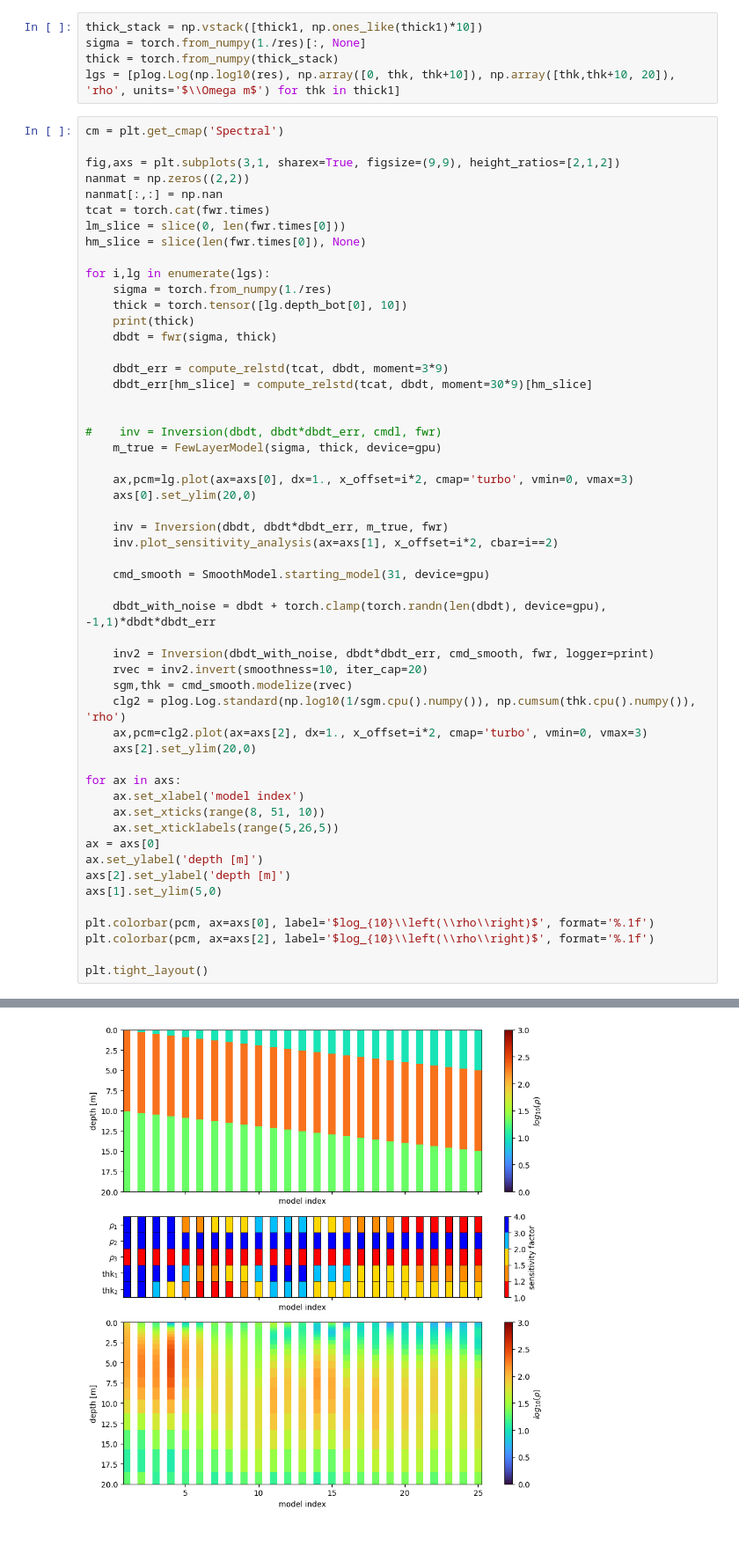
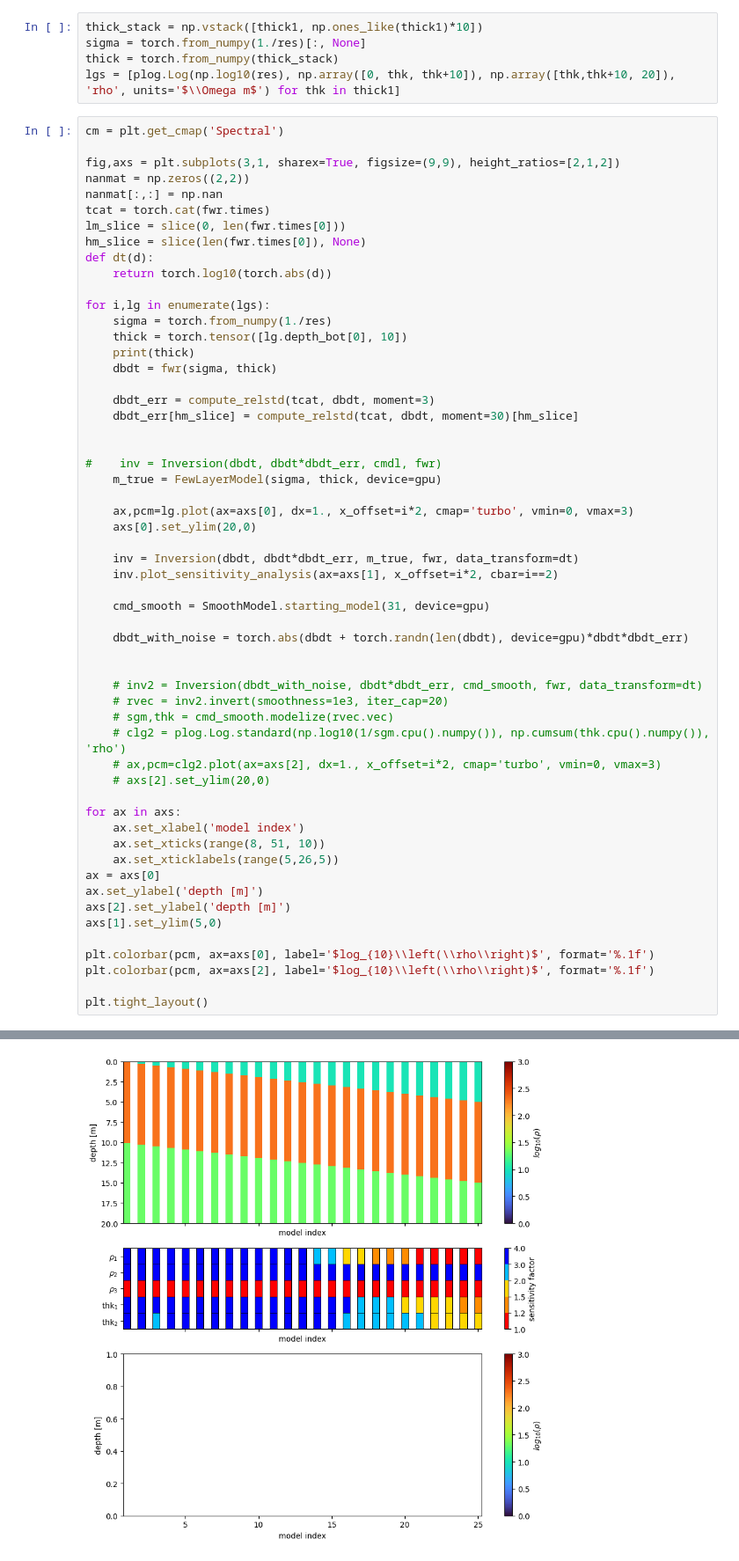
Before and after one commit to hydrogeophysicsgroup/anemone, a Jupyter notebook: examples/sensitivity_analysis_for_tTEMgpu.ipynb, the cells around one changed output, grey strips where cells are left out. Shown at 88% size. Drawn from its saved outputs; the diff is of its cells as text.

```diff
--- a/examples/sensitivity_analysis_for_tTEMgpu.ipynb
+++ b/examples/sensitivity_analysis_for_tTEMgpu.ipynb
@@ -74,6 +75,8 @@ nanmat[:,:] = np.nan
 tcat = torch.cat(fwr.times)
 lm_slice = slice(0, len(fwr.times[0]))
 hm_slice = slice(len(fwr.times[0]), None)
+def dt(d):
+    return torch.log10(torch.abs(d))
 
 for i,lg in enumerate(lgs):
     sigma = torch.from_numpy(1./res)
@@ -81,8 +84,8 @@ for i,lg in enumerate(lgs):
     print(thick)
     dbdt = fwr(sigma, thick)
 
-    dbdt_err = compute_relstd(tcat, dbdt, moment=3*9)
-    dbdt_err[hm_slice] = compute_relstd(tcat, dbdt, moment=30*9)[hm_slice]
+    dbdt_err = compute_relstd(tcat, dbdt, moment=3)
+    dbdt_err[hm_slice] = compute_relstd(tcat, dbdt, moment=30)[hm_slice]
 
 
 #    inv = Inversion(dbdt, dbdt*dbdt_err, cmdl, fwr)
@@ -91,19 +94,20 @@ for i,lg in enumerate(lgs):
     ax,pcm=lg.plot(ax=axs[0], dx=1., x_offset=i*2, cmap='turbo', vmin=0, vmax=3)
     axs[0].set_ylim(20,0)
 
-    inv = Inversion(dbdt, dbdt*dbdt_err, m_true, fwr)
+    inv = Inversion(dbdt, dbdt*dbdt_err, m_true, fwr, data_transform=dt)
     inv.plot_sensitivity_analysis(ax=axs[1], x_offset=i*2, cbar=i==2)
 
     cmd_smooth = SmoothModel.starting_model(31, device=gpu)
 
-    dbdt_with_noise = dbdt + torch.clamp(torch.randn(len(dbdt), device=gpu), -1,1)*dbdt*dbdt_err
+    dbdt_with_noise = torch.abs(dbdt + torch.randn(len(dbdt), device=gpu)*dbdt*dbdt_err)
 
-    inv2 = Inversion(dbdt_with_noise, dbdt*dbdt_err, cmd_smooth, fwr, logger=print)
-    rvec = inv2.invert(smoothness=10, iter_cap=20)
-    sgm,thk = cmd_smooth.modelize(rvec)
-    clg2 = plog.Log.standard(np.log10(1/sgm.cpu().numpy()), np.cumsum(thk.cpu().numpy()), 'rho')
-    ax,pcm=clg2.plot(ax=axs[2], dx=1., x_offset=i*2, cmap='turbo', vmin=0, vmax=3)
-    axs[2].set_ylim(20,0)
+
+    # inv2 = Inversion(dbdt_with_noise, dbdt*dbdt_err, cmd_smooth, fwr, data_transform=dt)
+    # rvec = inv2.invert(smoothness=1e3, iter_cap=20)
+    # sgm,thk = cmd_smooth.modelize(rvec.vec)
+    # clg2 = plog.Log.standard(np.log10(1/sgm.cpu().numpy()), np.cumsum(thk.cpu().numpy()), 'rho')
+    # ax,pcm=clg2.plot(ax=axs[2], dx=1., x_offset=i*2, cmap='turbo', vmin=0, vmax=3)
+    # axs[2].set_ylim(20,0)
 
 for ax in axs:
     ax.set_xlabel('model index')
@@ -139 +143 @@ misfit change is less than 1e-3
-[figure, old version]
+[figure, new version]
```
Also changed, not shown: parts of 2 cells of this notebook, 7 other files.
